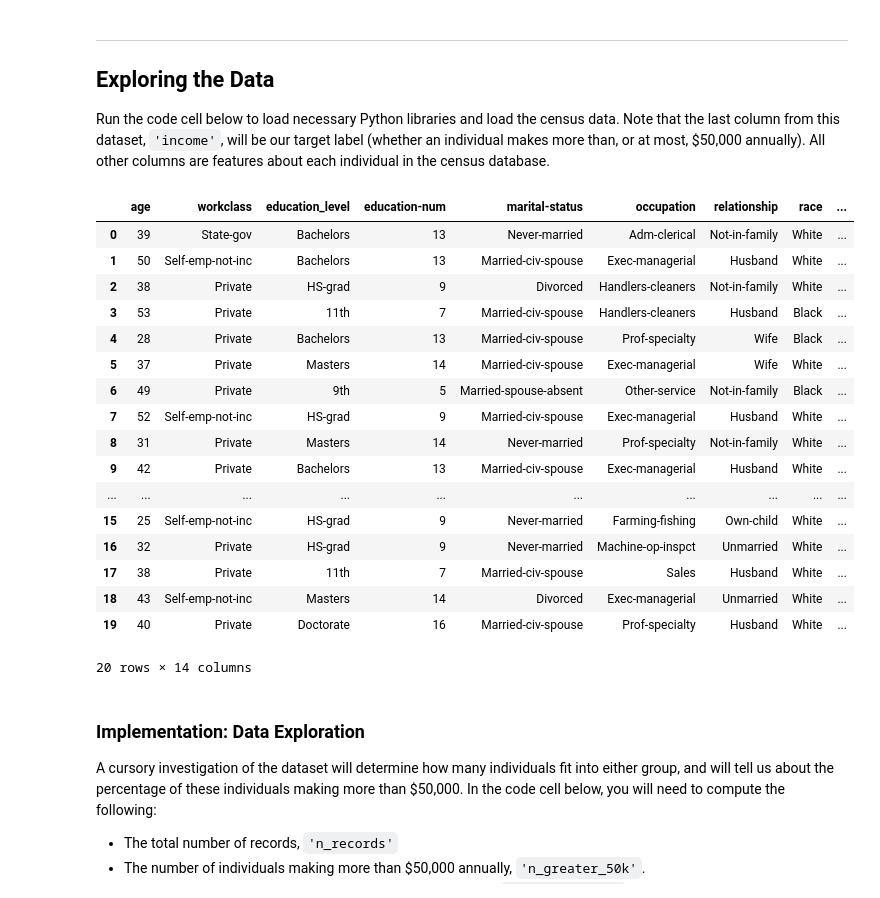
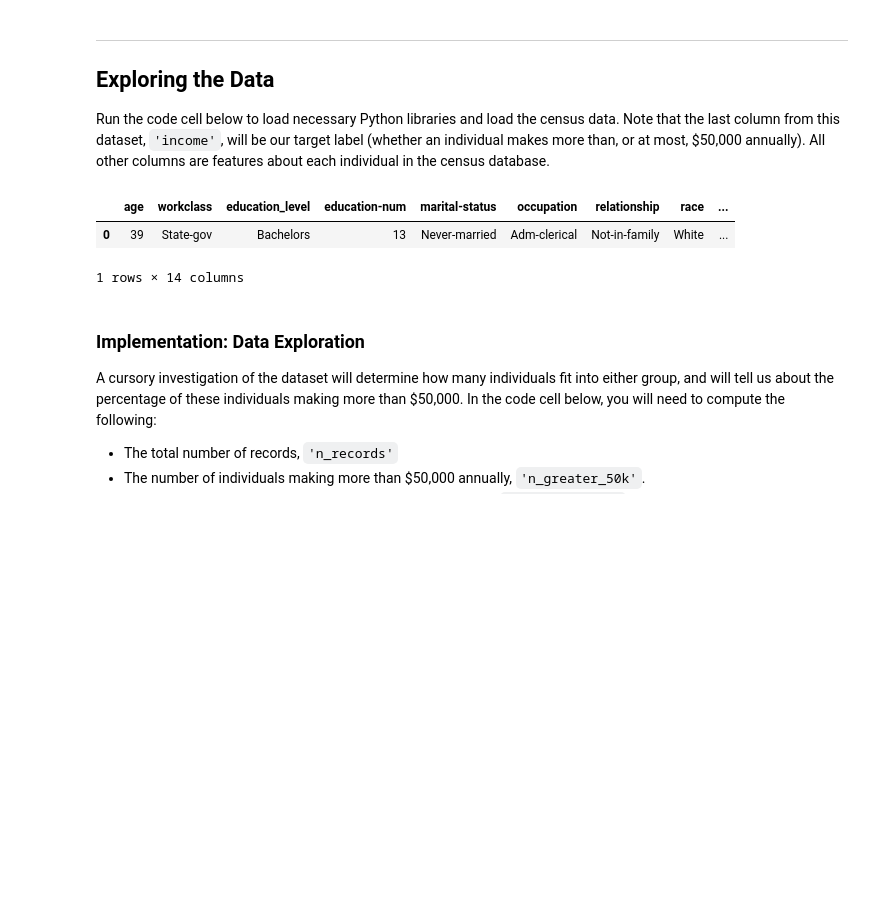
Before and after one commit to tahirahmad2030/findingdonorsforcharity, a Jupyter notebook: finding_donors.ipynb, the cells around one changed output. Drawn from its saved outputs; the diff is of its cells as text; code cells hidden in the pictures; blank space fills up the shorter version.

```diff
--- a/finding_donors.ipynb
+++ b/finding_donors.ipynb
@@ -21,40 +21,25 @@ Run the code cell below to load necessary Python libraries and load the census d
 # %%
 # Import libraries necessary for this project
 import numpy as np
 import pandas as pd
 from time import time
 from IPython.display import display # Allows the use of display() for DataFrames
 
 # Import supplementary visualization code visuals.py
 import visuals as vs
 
 # Pretty display for notebooks
 %matplotlib inline
 
 # Load the Census dataset
 data = pd.read_csv("census.csv")
 
 # Success - Display the first record
-display(data.head(n=20))
+display(data.head(n=1))
 # %% [output]
 |  | age | workclass | education_level | education-num | marital-status | occupation | relationship | race | ... |
 | 0 | 39 | State-gov | Bachelors | 13 | Never-married | Adm-clerical | Not-in-family | White | ... |
-| 1 | 50 | Self-emp-not-inc | Bachelors | 13 | Married-civ-spouse | Exec-managerial | Husband | White | ... |
-| 2 | 38 | Private | HS-grad | 9 | Divorced | Handlers-cleaners | Not-in-family | White | ... |
-| 3 | 53 | Private | 11th | 7 | Married-civ-spouse | Handlers-cleaners | Husband | Black | ... |
-| 4 | 28 | Private | Bachelors | 13 | Married-civ-spouse | Prof-specialty | Wife | Black | ... |
-| 5 | 37 | Private | Masters | 14 | Married-civ-spouse | Exec-managerial | Wife | White | ... |
-| 6 | 49 | Private | 9th | 5 | Married-spouse-absent | Other-service | Not-in-family | Black | ... |
-| 7 | 52 | Self-emp-not-inc | HS-grad | 9 | Married-civ-spouse | Exec-managerial | Husband | White | ... |
-| 8 | 31 | Private | Masters | 14 | Never-married | Prof-specialty | Not-in-family | White | ... |
-| 9 | 42 | Private | Bachelors | 13 | Married-civ-spouse | Exec-managerial | Husband | White | ... |
-| ... | ... | ... | ... | ... | ... | ... | ... | ... | ... |
-| 15 | 25 | Self-emp-not-inc | HS-grad | 9 | Never-married | Farming-fishing | Own-child | White | ... |
-| 16 | 32 | Private | HS-grad | 9 | Never-married | Machine-op-inspct | Unmarried | White | ... |
-| 17 | 38 | Private | 11th | 7 | Married-civ-spouse | Sales | Husband | White | ... |
-| 18 | 43 | Self-emp-not-inc | Masters | 14 | Divorced | Exec-managerial | Unmarried | White | ... |
-| 19 | 40 | Private | Doctorate | 16 | Married-civ-spouse | Prof-specialty | Husband | White | ... |
-20 rows × 14 columns
+1 rows × 14 columns
 # %% [markdown]
 ### Implementation: Data Exploration
 A cursory investigation of the dataset will determine how many individuals fit into either group, and will tell us about the percentage of these individuals making more than \$50,000. In the code cell below, you will need to compute the following:
```
Also changed, not shown: parts of 11 cells of this notebook, 1 other file.
